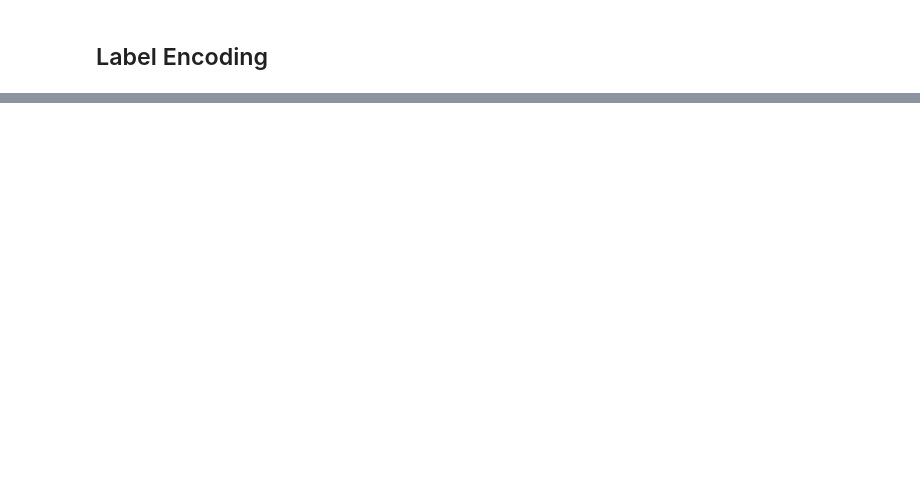
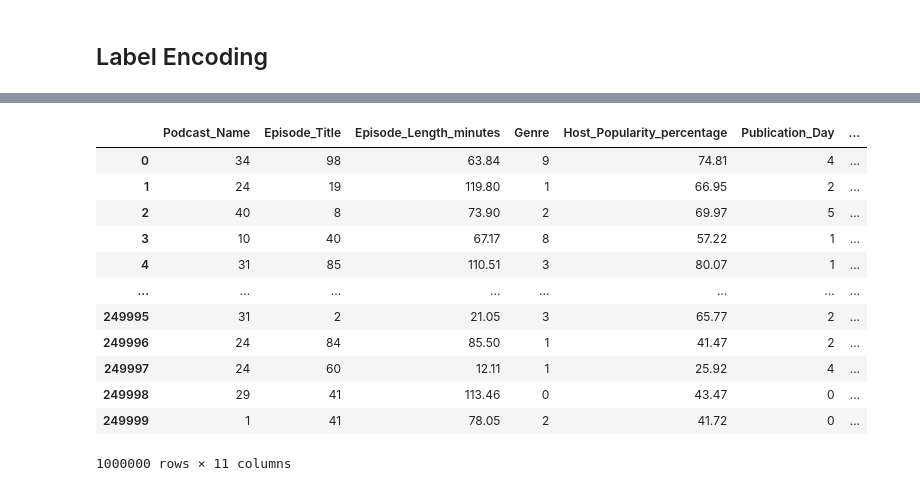
Before and after one commit to grishrana/KaggleCompetition, a Jupyter notebook: Predict_Podcast_Listening_Time/EDA_model.ipynb, the cells around one changed output, grey strips where cells are left out. Cells and saved outputs as stored; diff of their text form; code cells hidden in the pictures; blank space fills up the shorter version.

```diff
--- a/Predict_Podcast_Listening_Time/EDA_model.ipynb
+++ b/Predict_Podcast_Listening_Time/EDA_model.ipynb
@@ -337,0 +400,16 @@ test.head()
+# %%
+df_train_test
+# %% [output]
+|  | Podcast_Name | Episode_Title | Episode_Length_minutes | Genre | Host_Popularity_percentage | Publication_Day | ... |
+| 0 | 34 | 98 | 63.84 | 9 | 74.81 | 4 | ... |
+| 1 | 24 | 19 | 119.80 | 1 | 66.95 | 2 | ... |
+| 2 | 40 | 8 | 73.90 | 2 | 69.97 | 5 | ... |
+| 3 | 10 | 40 | 67.17 | 8 | 57.22 | 1 | ... |
+| 4 | 31 | 85 | 110.51 | 3 | 80.07 | 1 | ... |
+| ... | ... | ... | ... | ... | ... | ... | ... |
+| 249995 | 31 | 2 | 21.05 | 3 | 65.77 | 2 | ... |
+| 249996 | 24 | 84 | 85.50 | 1 | 41.47 | 2 | ... |
+| 249997 | 24 | 60 | 12.11 | 1 | 25.92 | 4 | ... |
+| 249998 | 29 | 41 | 113.46 | 0 | 43.47 | 0 | ... |
+| 249999 | 1 | 41 | 78.05 | 2 | 41.72 | 0 | ... |
+1000000 rows × 11 columns
```
Also changed, not shown: parts of 84 cells of this notebook, 6 other files.
